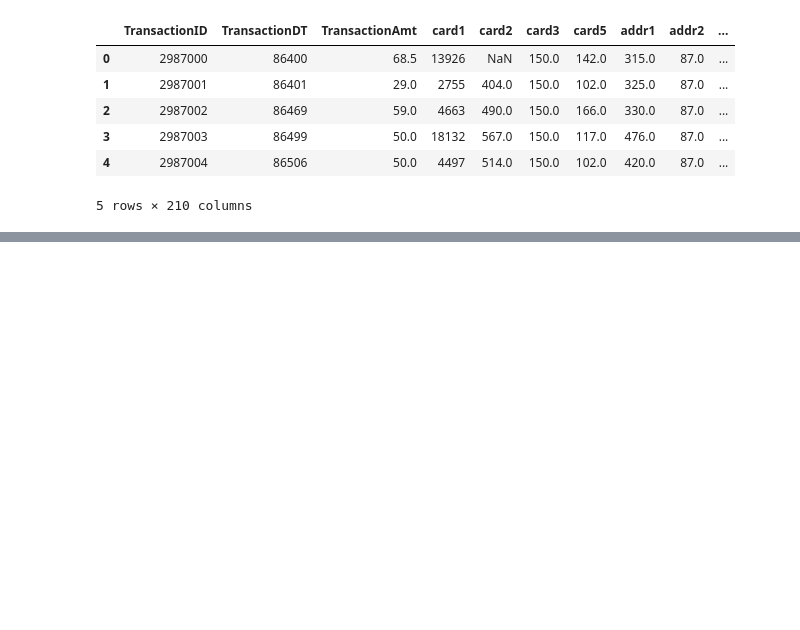
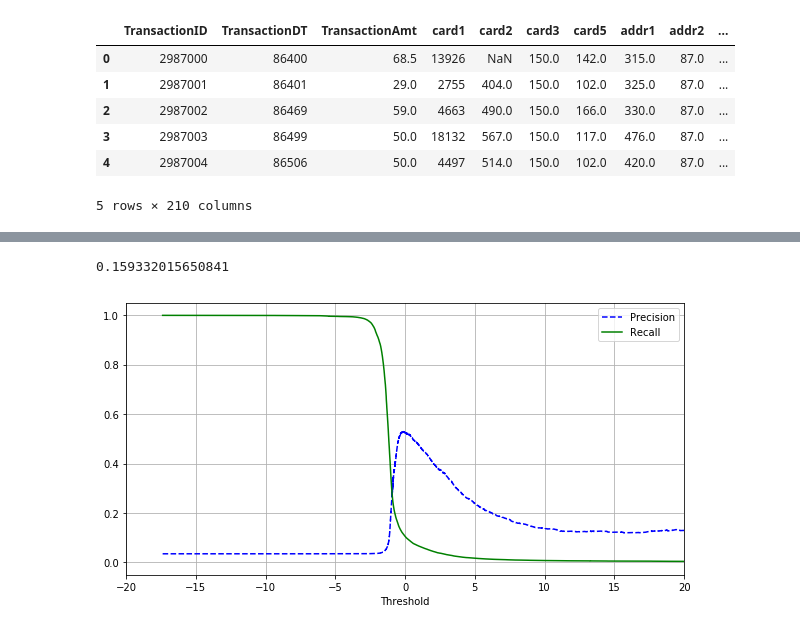
Before and after one commit to 0xjimm/ieee-cis-fraud-detection, a Jupyter notebook: Fraud_Detection.ipynb, the cells around one changed output, grey strips where cells are left out. Cells and saved outputs as stored; diff of their text form; code cells hidden in the pictures; blank space fills up the shorter version.

```diff
--- a/Fraud_Detection.ipynb
+++ b/Fraud_Detection.ipynb
@@ -176,12 +177,12 @@ cat_pipeline = Pipeline([
 # %%
 from sklearn.compose import ColumnTransformer
 
-num_attribs = list(df_num)
-cat_attribs = list(df_cat)
+num_attribs = list(df_num) # list of numerical features
+cat_attribs = list(df_cat) # list of categorical features
 
 full_pipeline = ColumnTransformer([
           ('num', num_pipeline, num_attribs), # call numerical transformation
           ('cat', cat_pipeline, cat_attribs) # call categorical transformation
 ])
 
-df_prepared = full_pipeline.fit_transform(df_new)
+df_prepared = full_pipeline.fit_transform(df_train) # fit and transform pipeline
@@ -189,0 +193,8 @@ df_prepared = full_pipeline.fit_transform(df_new)
+# %%
+from sklearn.linear_model import SGDClassifier
+
+# model constructor
+sgd_clf = SGDClassifier()
+
+# train model given transaction details and labels
+sgd_clf.fit(df_prepared, df_labels)
@@ -189,0 +263,27 @@ df_prepared = full_pipeline.fit_transform(df_new)
+# %%
+from sklearn.metrics import f1_score
+
+f1_score(df_labels, df_labels_pred)
+# %% [output]
+0.159332015650841
+# %%
+df_labels_scores = cross_val_predict(sgd_clf, df_prepared, df_labels, cv = 3, method = 'decision_function')
+# %%
+from sklearn.metrics import precision_recall_curve
+
+precisions, recalls, thresholds = precision_recall_curve(df_labels, df_labels_scores)
+# %%
+def plot_precision_recall_vs_threshold(precisions, recalls, thresholds):
+    plt.plot(thresholds, precisions[:-1], 'b--', label = 'Precision')
+    plt.plot(thresholds, recalls[:-1], 'g-', label = 'Recall')
+
+    plt.legend()
+    plt.xlabel('Threshold')
+    plt.grid(True)
+
+plt.figure(figsize = [10,5])
+plot_precision_recall_vs_threshold(precisions, recalls, thresholds)
+plt.xlim(-20, 20)
+plt.show()
+# %% [output]
+[figure, added]
```
Also changed, not shown: parts of 28 cells of this notebook.
